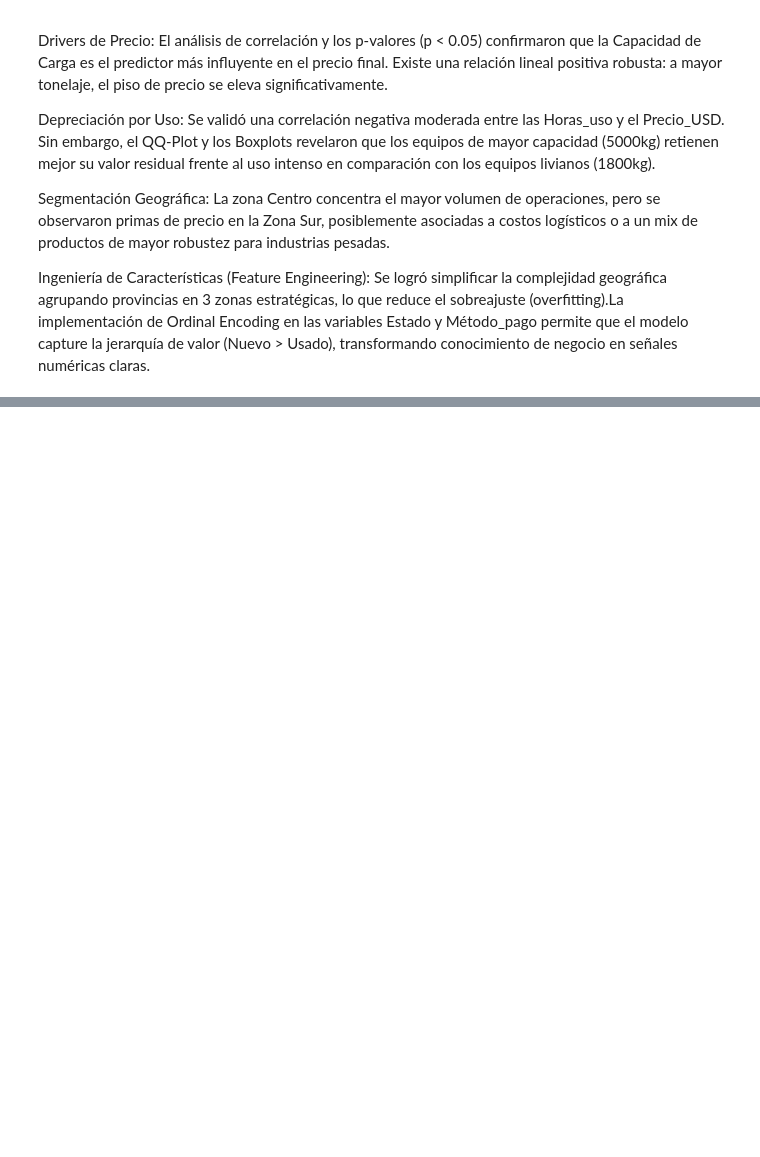
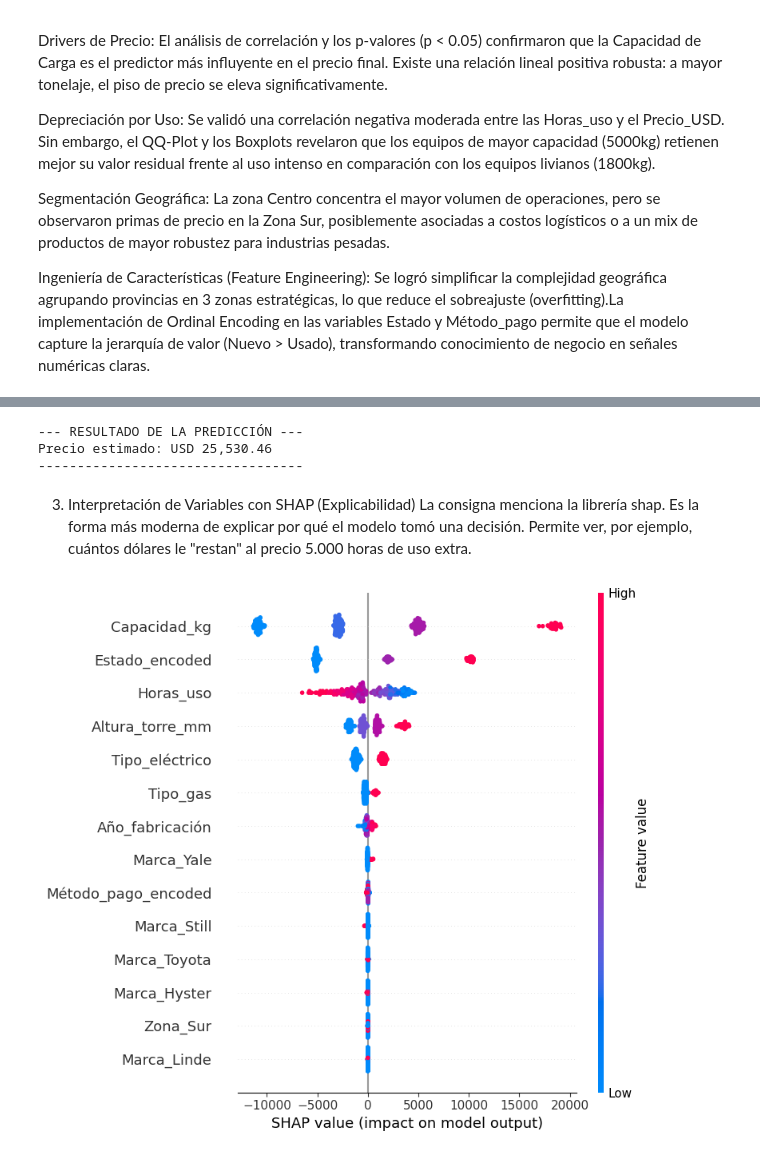
Before and after one commit to ameschini2206/DSII-Primera_Entrega_Alejandro_Meschini, a Jupyter notebook: Primera_Entrega.ipynb, the cells around one changed output, grey strips where cells are left out. Drawn from its saved outputs; the diff is of its cells as text; code cells hidden in the pictures; blank space fills up the shorter version.

```diff
--- a/Primera_Entrega.ipynb
+++ b/Primera_Entrega.ipynb
@@ -571,0 +821,55 @@ Ingeniería de Características (Feature Engineering): Se logró simplificar la
+# %%
+# ==========================================
+# 1. DATOS A INGRESAR (Cambiá estos valores)
+# ==========================================
+capacidad = 2500        # en kg
+horas     = 1500       # horas de uso
+anio      = 2024        # año de fabricación
+estado    = 1          # 1: Usado, 2: Reacondicionado, 3: Nuevo
+marca     = 'Toyota'    # Toyota, Hyster, Linde, Still, Crown, Yale
+tipo      = 'Diesel'    # Diesel, Eléctrico, Gas (GLP)
+zona      = 'Sur'    # Centro, Norte, Sur
+
+# ==========================================
+# 2. CÁLCULO DE LA PREDICCIÓN
+# ==========================================
+
+# Creamos una fila con ceros y los nombres de columnas correctos
+entrada = pd.DataFrame(0, index=[0], columns=X_multiple.columns)
+
+# Cargamos los datos básicos
+entrada['Capacidad_kg'] = capacidad
+entrada['Horas_uso'] = horas
+entrada['Año_fabricación'] = anio
+entrada['Estado_encoded'] = estado
+if 'Método_pago_encoded' in entrada.columns:
+    entrada['Método_pago_encoded'] = 3 # Asumimos pago contado por defecto
+
+# Activamos la Marca, Tipo y Zona (usando nombres de columnas de df_final)
+for col in [f'Marca_{marca}', f'Tipo_{tipo}', f'Zona_{zona}']:
+    if col in entrada.columns:
+        entrada[col] = 3
+
+# Predecimos con el mejor modelo (XGBoost)
+precio_final = best_xgb.predict(entrada)[0]
+
+print(f"--- RESULTADO DE LA PREDICCIÓN ---")
+print(f"Precio estimado: USD {precio_final:,.2f}")
+print(f"----------------------------------")
+# %% [output]
+--- RESULTADO DE LA PREDICCIÓN ---
+Precio estimado: USD 25,530.46
+----------------------------------
+# %% [markdown]
+3. Interpretación de Variables con SHAP (Explicabilidad)
+La consigna menciona la librería shap. Es la forma más moderna de explicar por qué el modelo tomó una decisión. Permite ver, por ejemplo, cuántos dólares le "restan" al precio 5.000 horas de uso extra.
+# %%
+import shap
+
+explainer = shap.Explainer(best_xgb)
+shap_values = explainer(X_test_m)
+
+# Gráfico de resumen
+shap.summary_plot(shap_values, X_test_m)
+# %% [output]
+[figure, added]
```
Also changed, not shown: parts of 19 cells of this notebook.
